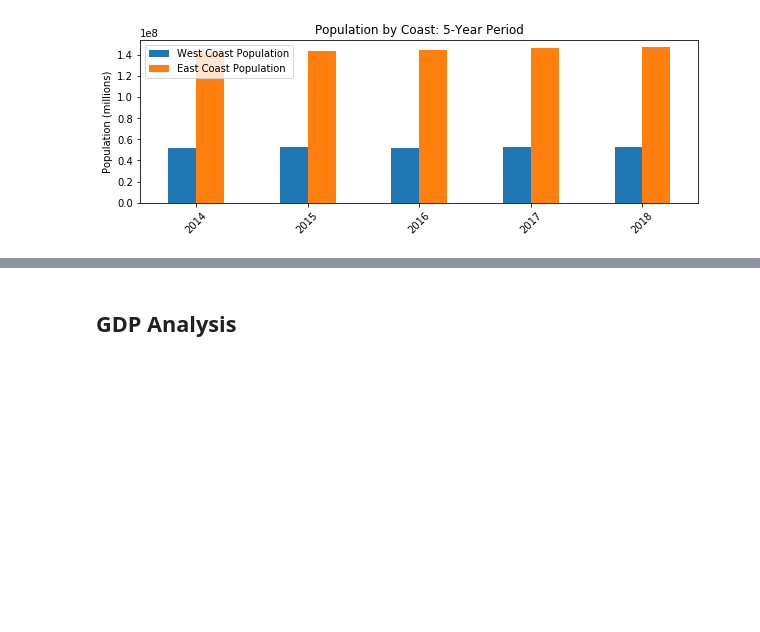
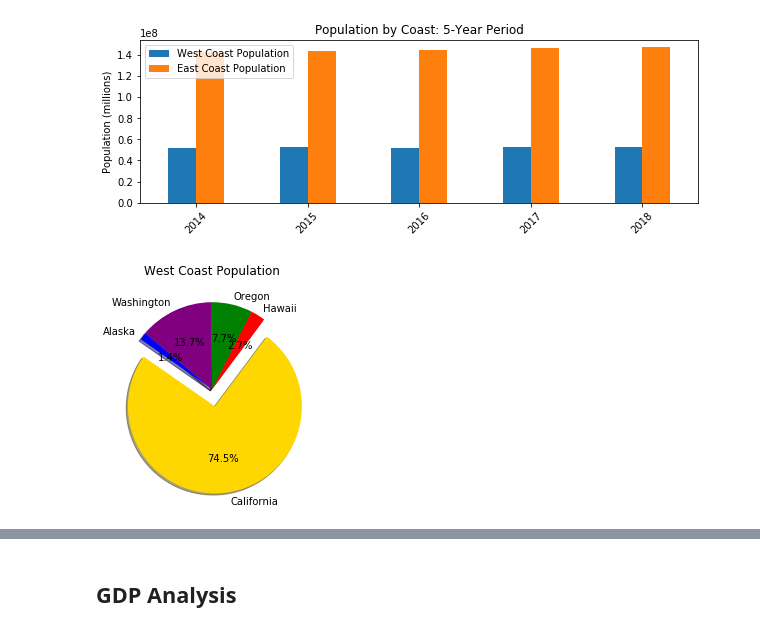
Before and after one commit to deirdrebclark/Project1, a Jupyter notebook: Toxic_Situation_Analysis.ipynb, the cells around one changed output, grey strips where cells are left out. Cells and saved outputs as stored; diff of their text form; code cells hidden in the pictures; blank space fills up the shorter version.

Commit message:
Added pie charts to Toxic Analysis Notebook

```diff
--- a/Toxic_Situation_Analysis.ipynb
+++ b/Toxic_Situation_Analysis.ipynb
@@ -30,3 +30,15 @@ plt.savefig('TotP.png')
 plt.show()
 # %% [output]
 [figure]
+# %%
+#Prepare pie chart for west coast population
+labels=['Alaska','California','Hawaii','Oregon','Washington']
+sizes=[3689100,194733131,7108524,20088553,35769330]
+colors=["blue","gold","red","green","purple"]
+
+explode=(0,.2,0,0,0)
+plt.pie(sizes, explode=explode, labels=labels, colors=colors,autopct="%1.1f%%", shadow=True, startangle=140)
+plt.title("West Coast Population")
+plt.show()
+# %% [output]
+[figure, added]
```
Also changed, not shown: parts of 1 cell of this notebook.
